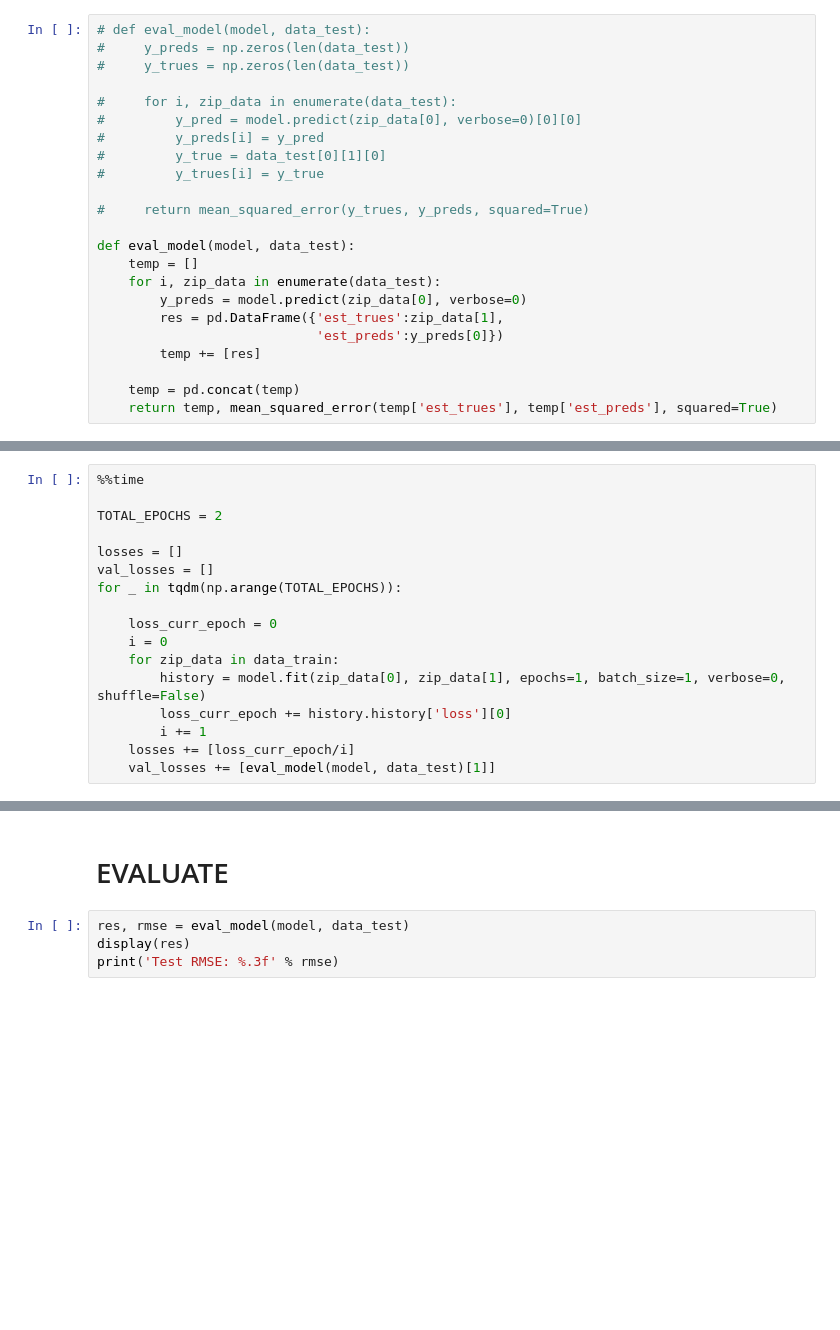
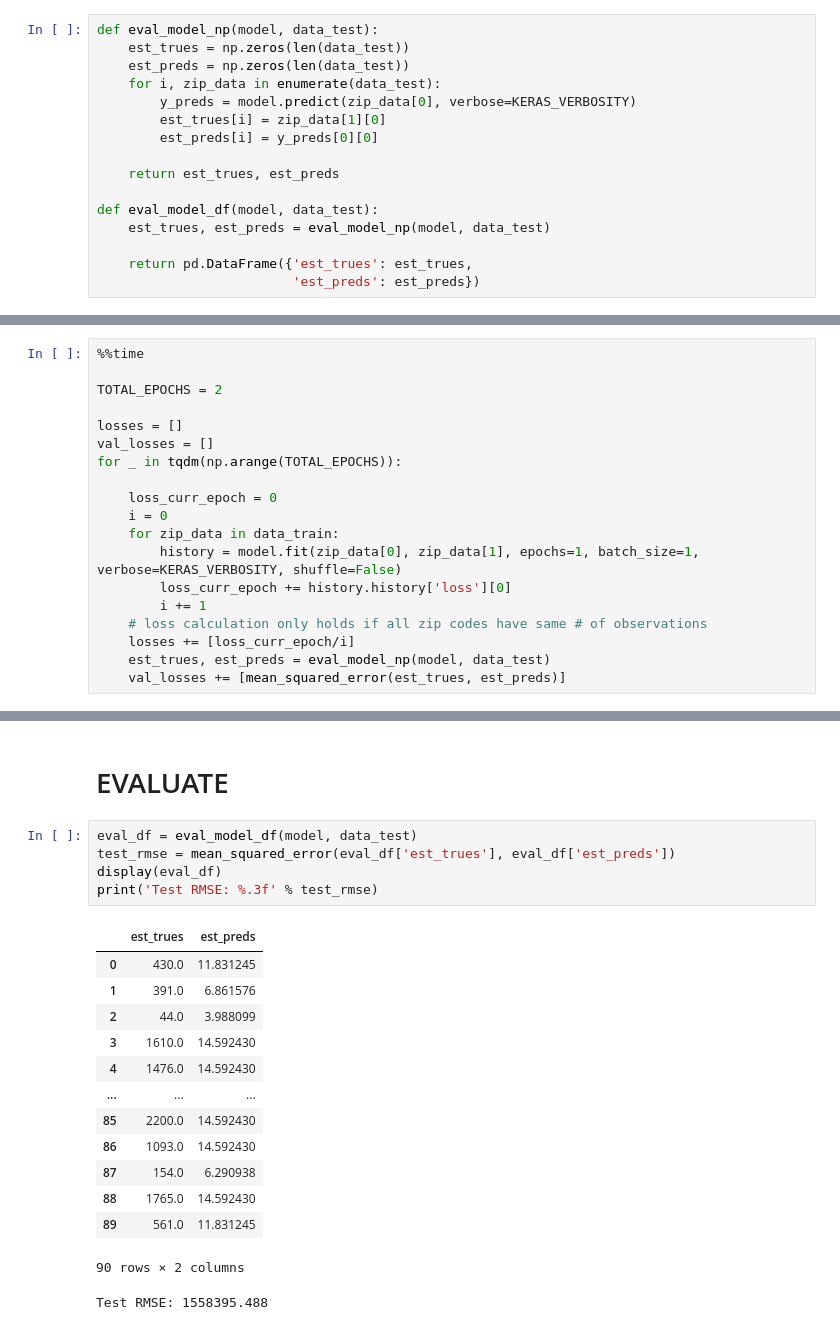
Before and after one commit to inno-apfel/DSC180A-Q1-Project, a Jupyter notebook: notebooks/development/models/lstm_model.ipynb, the cells around one changed output, grey strips where cells are left out. Cells and saved outputs as stored; diff of their text form; blank space fills up the shorter version.

Commit message:
improved eval code runtime using np

```diff
--- a/notebooks/development/models/lstm_model.ipynb
+++ b/notebooks/development/models/lstm_model.ipynb
@@ -22,28 +26,21 @@ display(tf.config.list_physical_devices('GPU'))
 # %% [markdown]
 # HELPER FUNCTIONS
 # %%
-# def eval_model(model, data_test):
-#     y_preds = np.zeros(len(data_test))
-#     y_trues = np.zeros(len(data_test))
+def eval_model_np(model, data_test):
+    est_trues = np.zeros(len(data_test))
+    est_preds = np.zeros(len(data_test))
+    for i, zip_data in enumerate(data_test):
+        y_preds = model.predict(zip_data[0], verbose=KERAS_VERBOSITY)
+        est_trues[i] = zip_data[1][0]
+        est_preds[i] = y_preds[0][0]
 
-#     for i, zip_data in enumerate(data_test):
-#         y_pred = model.predict(zip_data[0], verbose=0)[0][0]
-#         y_preds[i] = y_pred
-#         y_true = data_test[0][1][0]
-#         y_trues[i] = y_true
+    return est_trues, est_preds
 
-#     return mean_squared_error(y_trues, y_preds, squared=True)
+def eval_model_df(model, data_test):
+    est_trues, est_preds = eval_model_np(model, data_test)
 
-def eval_model(model, data_test):
-    temp = []
-    for i, zip_data in enumerate(data_test):
-        y_preds = model.predict(zip_data[0], verbose=0)
-        res = pd.DataFrame({'est_trues':zip_data[1],
-                            'est_preds':y_preds[0]})
-        temp += [res]
-
-    temp = pd.concat(temp)
-    return temp, mean_squared_error(temp['est_trues'], temp['est_preds'], squared=True)
+    return pd.DataFrame({'est_trues': est_trues,
+                         'est_preds': est_preds})
 # %% [markdown]
 # DATA INGESTION
 # %%
@@ -145,8 +157,10 @@ for _ in tqdm(np.arange(TOTAL_EPOCHS)):
     loss_curr_epoch = 0
     i = 0
     for zip_data in data_train:
-        history = model.fit(zip_data[0], zip_data[1], epochs=1, batch_size=1, verbose=0, shuffle=False)
+        history = model.fit(zip_data[0], zip_data[1], epochs=1, batch_size=1, verbose=KERAS_VERBOSITY, shuffle=False)
         loss_curr_epoch += history.history['loss'][0]
         i += 1
+    # loss calculation only holds if all zip codes have same # of observations
     losses += [loss_curr_epoch/i]
-    val_losses += [eval_model(model, data_test)[1]]
+    est_trues, est_preds = eval_model_np(model, data_test)
+    val_losses += [mean_squared_error(est_trues, est_preds)]
@@ -158,6 +177,22 @@ plt.show()
 # %% [markdown]
 # EVALUATE
 # %%
-res, rmse = eval_model(model, data_test)
-display(res)
-print('Test RMSE: %.3f' % rmse)
+eval_df = eval_model_df(model, data_test)
+test_rmse = mean_squared_error(eval_df['est_trues'], eval_df['est_preds'])
+display(eval_df)
+print('Test RMSE: %.3f' % test_rmse)
+# %% [output]
+|  | est_trues | est_preds |
+| 0 | 430.0 | 11.831245 |
+| 1 | 391.0 | 6.861576 |
+| 2 | 44.0 | 3.988099 |
+| 3 | 1610.0 | 14.592430 |
+| 4 | 1476.0 | 14.592430 |
+| ... | ... | ... |
+| 85 | 2200.0 | 14.592430 |
+| 86 | 1093.0 | 14.592430 |
+| 87 | 154.0 | 6.290938 |
+| 88 | 1765.0 | 14.592430 |
+| 89 | 561.0 | 11.831245 |
+90 rows × 2 columns
+Test RMSE: 1558395.488
```
Also changed, not shown: parts of 7 cells of this notebook.
